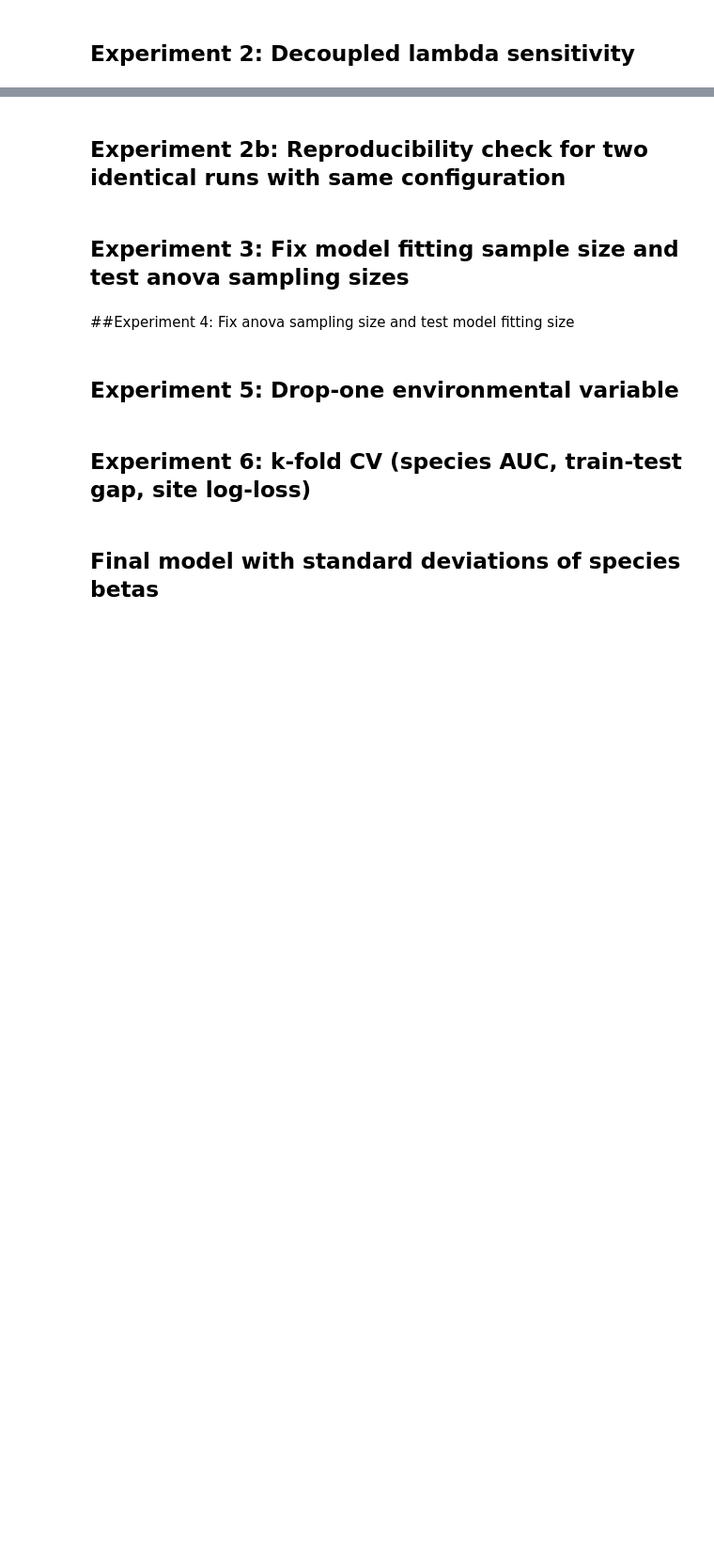
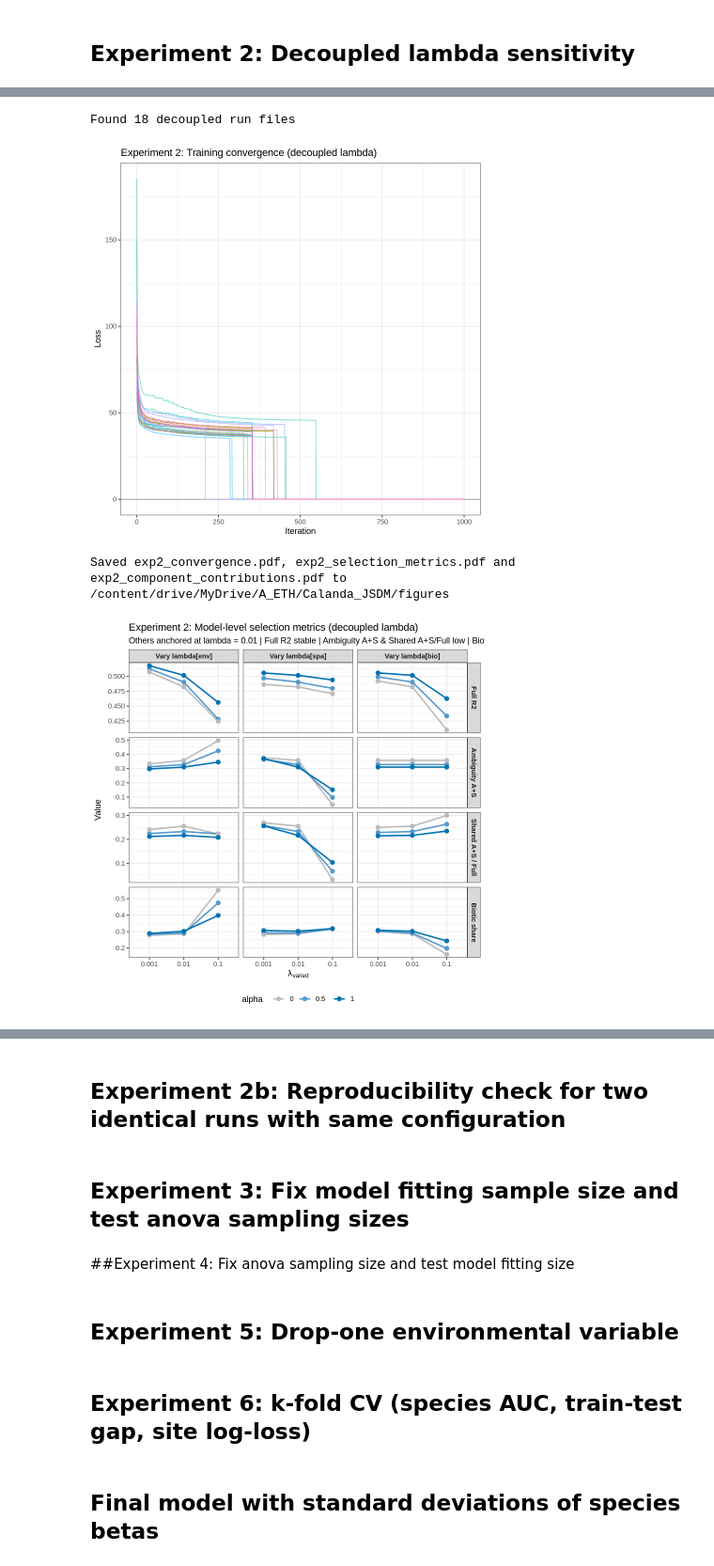
Before and after one commit to billurbektas/mountain_JSDMs, a Jupyter notebook: Calanda_JSDM/R/02_model/06_sjsdm_experiments_colab.ipynb, the cells around one changed output, grey strips where cells are left out. Shown at 94% size. Cells and saved outputs as stored; diff of their text form; code cells hidden in the pictures; blank space fills up the shorter version.

```diff
--- a/Calanda_JSDM/R/02_model/06_sjsdm_experiments_colab.ipynb
+++ b/Calanda_JSDM/R/02_model/06_sjsdm_experiments_colab.ipynb
@@ -855,21 +881,28 @@ if (run_exp2) {
 # %%
 if (run_exp2) {
   # ============================================================================
-  # EXPERIMENT 2 FIGURES: convergence + model-level selection panel
+  # EXPERIMENT 2 FIGURES: convergence + selection panel + component contributions
   #   Decoupled lambda (LIN_XY_XY): one compartment's lambda varies, others at 0.01.
-  #   Same three model-level metrics as Exp 1. Exp1 anchors (lambda = 0.01) are
-  #   injected so each line is continuous across 0.001 / 0.01 / 0.1.
+  #   Exp1 anchors (lambda = 0.01) injected so each line is continuous.
   # Figures pop inline AND are stored in <drive>/figures
   # ============================================================================
 
   fig_dir = file.path(drive_base, "figures")
   dir.create(fig_dir, showWarnings = FALSE, recursive = TRUE)
 
+  color_env = "#81caf3"; color_spa = "#d00000"; color_codist = "#00bd89"; color_shared = "#9b59b6"
+
+  # to_print$mvp rows: Abiotic, Associations, Spatial, Shared A+S, Full
   get_mvp_model = function(partition) {
-    mcf = partition$anova$to_print$mvp[["R2 McFadden"]]  # Abiotic, Assoc, Spatial, Shared A+S, Full
+    mcf = partition$anova$to_print$mvp[["R2 McFadden"]]
     tibble(
-      full_R2      = mcf[5],
+      Environment  = mcf[1],
+      Biotic       = mcf[2],
+      Spatial      = mcf[3],
+      `Shared A+S` = mcf[4],
+      Full         = mcf[5],
       ambiguity_AS = mcf[4] / (mcf[1] + mcf[3] + mcf[4]),
+      shared_share = mcf[4] / mcf[5],
       biotic_share = mcf[2] / mcf[5]
     )
   }
@@ -923,42 +956,78 @@ if (run_exp2) {
     geom_hline(yintercept = 0, color = "grey40", linewidth = 0.3) +
     geom_line(alpha = 0.6, linewidth = 0.4) +
     labs(title = "Experiment 2: Training convergence (decoupled lambda)",
          x = "Iteration", y = "Loss") +
     theme_bw() + theme(legend.position = "none")
   ggsave(file.path(fig_dir, "exp2_convergence.pdf"), p_conv, width = 10, height = 6)
   print(p_conv)
 
   # ---- Decision panel (model level) ----
   df_sel = df_metric %>%
-    pivot_longer(c(full_R2, ambiguity_AS, biotic_share),
+    transmute(
+      vary, lambda_vary, alpha,
+      `Full R2`          = Full,
+      `Ambiguity A+S`    = ambiguity_AS,
+      `Shared A+S / Full`= shared_share,
+      `Biotic share`     = biotic_share) %>%
+    pivot_longer(-c(vary, lambda_vary, alpha),
                  names_to = "metric", values_to = "value") %>%
     mutate(
-      metric = recode(metric,
-        full_R2      = "Full R2 (McFadden)",
-        ambiguity_AS = "Ambiguity A+S  (lower = identifiable)",
-        biotic_share = "Biotic share = F_B / Full"),
-      metric = factor(metric, levels = c(
-        "Full R2 (McFadden)",
-        "Ambiguity A+S  (lower = identifiable)",
-        "Biotic share = F_B / Full")),
+      metric   = factor(metric, levels = c("Full R2", "Ambiguity A+S",
+                                            "Shared A+S / Full", "Biotic share")),
       vary     = factor(vary, levels = names(vary_labels)),
       alpha_f  = factor(alpha),
       lambda_f = factor(lambda_vary))
 
   p_sel = ggplot(df_sel, aes(lambda_f, value, color = alpha_f, group = alpha_f)) +
     geom_line(linewidth = 0.9) +
     geom_point(size = 2.2) +
     facet_grid(metric ~ vary, scales = "free_y",
                labeller = labeller(vary = vary_labels)) +
+    scale_color_manual(values = c("0" = "#BBBBBB", "0.5" = "#5599CC", "1" = "#0072B2")) +
     labs(
       title = "Experiment 2: Model-level selection metrics (decoupled lambda)",
-      subtitle = "Others anchored at lambda = 0.01 | Full R2 on plateau | Ambiguity A+S low | Biotic share stable",
+      subtitle = "Others anchored at lambda = 0.01 | Full R2 stable | Ambiguity A+S & Shared A+S/Full low | Biotic share stable",
       x = expression(lambda[varied]), y = "Value", color = "alpha") +
     theme_bw(base_size = 11) +
     theme(legend.position = "bottom", strip.text = element_text(face = "bold"))
-  ggsave(file.path(fig_dir, "exp2_selection_metrics.pdf"), p_sel, width = 12, height = 8)
+  ggsave(file.path(fig_dir, "exp2_selection_metrics.pdf"), p_sel, width = 12, height = 9)
   print(p_sel)
 
-  cat("Saved exp2_convergence.pdf and exp2_selection_metrics.pdf to", fig_dir, "\n")
+  # ---- Component contributions (mvp: env + spa + biotic + shared A+S = Full) ----
+  df_comp = df_metric %>%
+    select(vary, lambda_vary, alpha, Environment, Spatial, Biotic, `Shared A+S`, Full) %>%
+    pivot_longer(c(Environment, Spatial, Biotic, `Shared A+S`, Full),
+                 names_to = "component", values_to = "R2") %>%
+    mutate(
+      component = factor(component,
+                         levels = c("Environment", "Spatial", "Biotic", "Shared A+S", "Full")),
+      vary      = factor(vary, levels = names(vary_labels)),
+      alpha_lab = paste0("alpha = ", alpha),
+      lambda_f  = factor(lambda_vary))
+
+  comp_colors = c(Environment = color_env, Spatial = color_spa, Biotic = color_codist,
+                  `Shared A+S` = color_shared, Full = "black")
+
+  p_comp = ggplot(df_comp, aes(lambda_f, R2, color = component, group = component)) +
+    geom_line(aes(linetype = component == "Full"), linewidth = 0.9) +
+    geom_point(size = 2.2) +
+    facet_grid(alpha_lab ~ vary, labeller = labeller(vary = vary_labels)) +
+    scale_color_manual(values = comp_colors) +
+    scale_linetype_manual(values = c(`FALSE` = "solid", `TRUE` = "dashed"), guide = "none") +
+    labs(
+      title = "Experiment 2: Model-level component contributions (mvp, shared A+S explicit)",
+      subtitle = "env + spa + biotic + shared A+S = Full R2 (dashed black) | others anchored at lambda = 0.01",
+      x = expression(lambda[varied]), y = "McFadden R2", color = "Component") +
+    theme_bw(base_size = 11) +
+    theme(legend.position = "bottom", strip.text = element_text(face = "bold"))
+  ggsave(file.path(fig_dir, "exp2_component_contributions.pdf"), p_comp, width = 12, height = 8)
+  print(p_comp)
+
+  cat("Saved exp2_convergence.pdf, exp2_selection_metrics.pdf and exp2_component_contributions.pdf to", fig_dir, "\n")
   flush.console()
 }
+# %% [output]
+Found 18 decoupled run files
+[figure, added]
+Saved exp2_convergence.pdf, exp2_selection_metrics.pdf and exp2_component_contributions.pdf to /content/drive/MyDrive/A_ETH/Calanda_JSDM/figures
+[figure, added]
```
Also changed, not shown: parts of 9 cells of this notebook.
